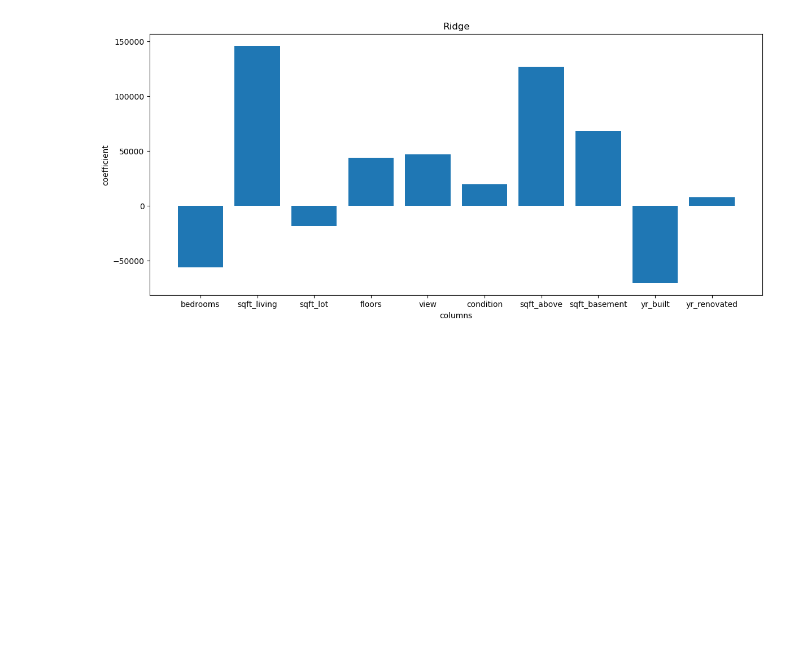
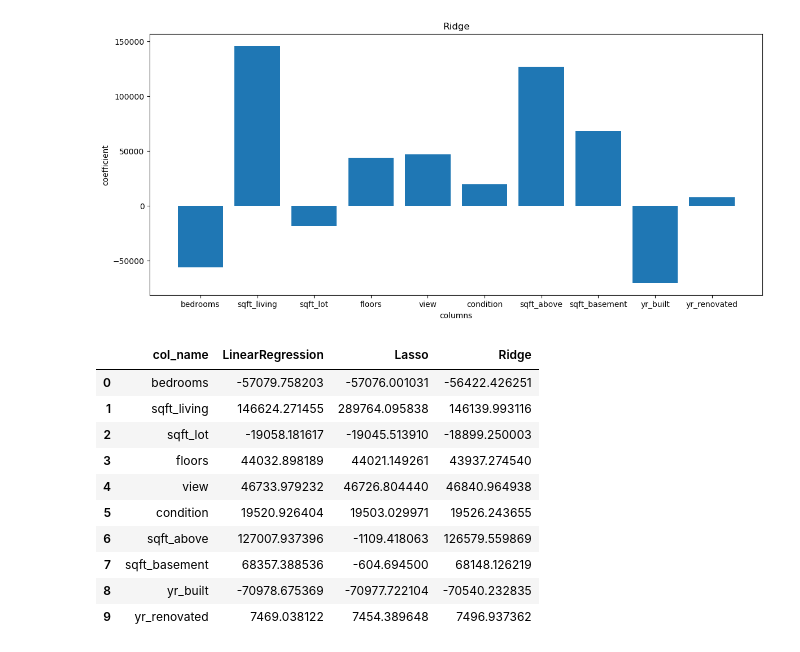
Before and after one commit to Satyajit-Sahoo45/ML-Fundamentals, a Jupyter notebook: Regularization Method.ipynb, the cells around one changed output. Saved outputs shown, nothing was run; the diff lists cells and outputs as text; code cells hidden in the pictures; blank space fills up the shorter version.

```diff
--- a/Regularization Method.ipynb
+++ b/Regularization Method.ipynb
@@ -154,4 +154,17 @@ plt.show()
 # %% [output]
 [figure]
 # %%
-df = pd.DataFrame({"col_name": x.columns, "LinearRegression": lr.coef_, "Lasso": la.coef_, "Ridge":  })
+df = pd.DataFrame({"col_name": x.columns, "LinearRegression": lr.coef_, "Lasso": la.coef_, "Ridge": ri.coef_ })
+df
+# %% [output]
+|  | col_name | LinearRegression | Lasso | Ridge |
+| 0 | bedrooms | -57079.758203 | -57076.001031 | -56422.426251 |
+| 1 | sqft_living | 146624.271455 | 289764.095838 | 146139.993116 |
+| 2 | sqft_lot | -19058.181617 | -19045.513910 | -18899.250003 |
+| 3 | floors | 44032.898189 | 44021.149261 | 43937.274540 |
+| 4 | view | 46733.979232 | 46726.804440 | 46840.964938 |
+| 5 | condition | 19520.926404 | 19503.029971 | 19526.243655 |
+| 6 | sqft_above | 127007.937396 | -1109.418063 | 126579.559869 |
+| 7 | sqft_basement | 68357.388536 | -604.694500 | 68148.126219 |
+| 8 | yr_built | -70978.675369 | -70977.722104 | -70540.232835 |
+| 9 | yr_renovated | 7469.038122 | 7454.389648 | 7496.937362 |
```
